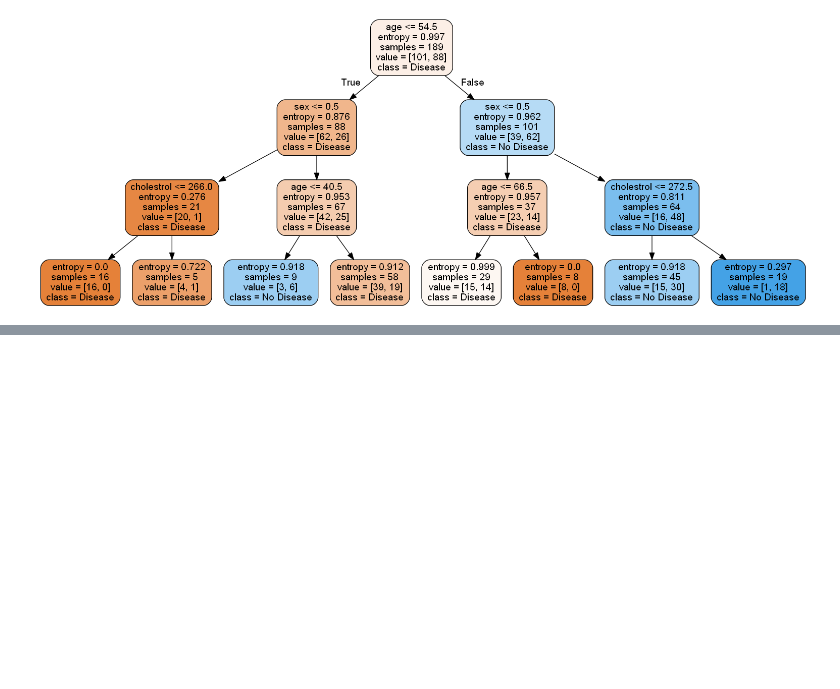
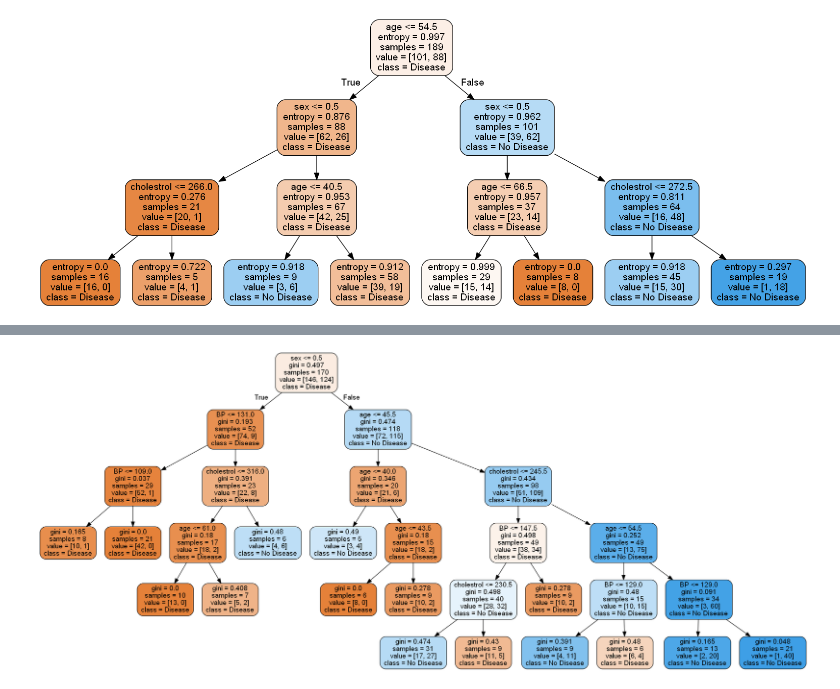
Before and after one commit to Punya-B-R/Heart-Disease-Predictor, a Jupyter notebook: Heart+Disease+Prediction.ipynb, the cells around one changed output, grey strips where cells are left out. Saved outputs shown, nothing was run; the diff lists cells and outputs as text; code cells hidden in the pictures; blank space fills up the shorter version.

```diff
--- a/Heart+Disease+Prediction.ipynb
+++ b/Heart+Disease+Prediction.ipynb
@@ -322,0 +376,7 @@ Image(gph.create_png())
+# %%
+# Instantiate the grid search model
+grid_search = GridSearchCV(estimator=classifier_rf, param_grid=params,
+                          cv=4, n_jobs=-1, verbose=1, scoring = "accuracy")
+# %%
+%%time
+grid_search.fit(X,y)
@@ -322,0 +399,2 @@ Image(gph.create_png())
+# %%
+rf_best = grid_search.best_estimator_
@@ -322,0 +418,7 @@ Image(gph.create_png())
+# %%
+sample_tree = rf_best.estimators_[0]
+# %%
+gph = get_dt_graph(sample_tree)
+Image(gph.create_png())
+# %% [output]
+[figure, added]
```
Also changed, not shown: parts of 27 cells of this notebook.
